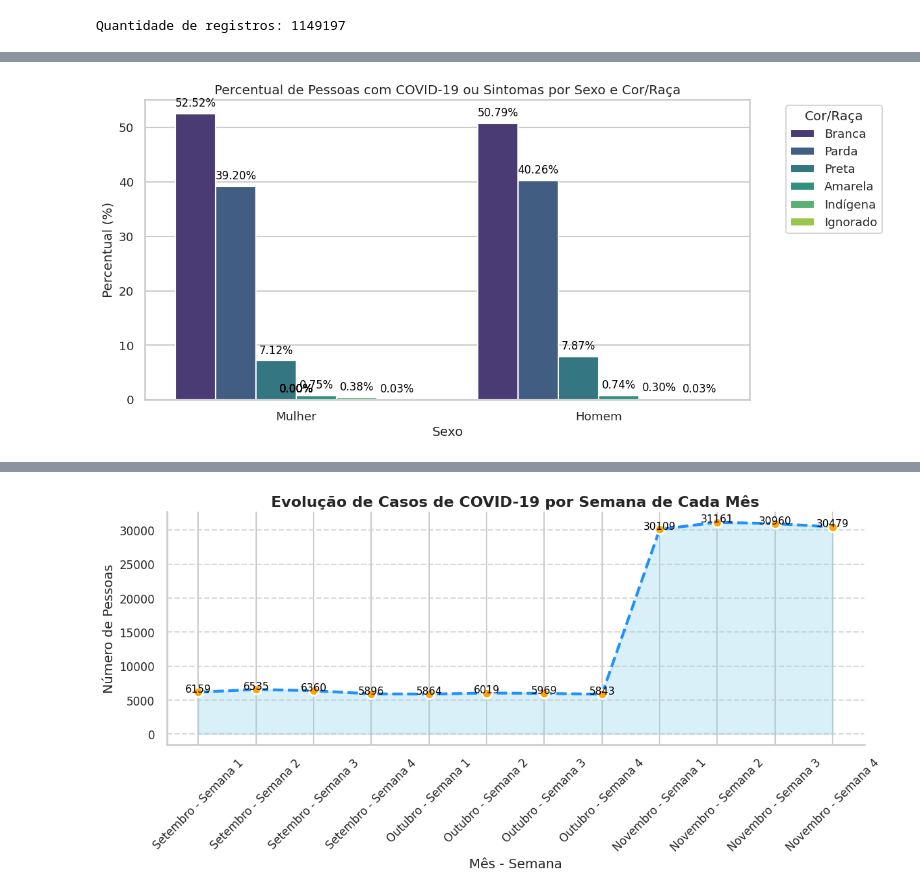
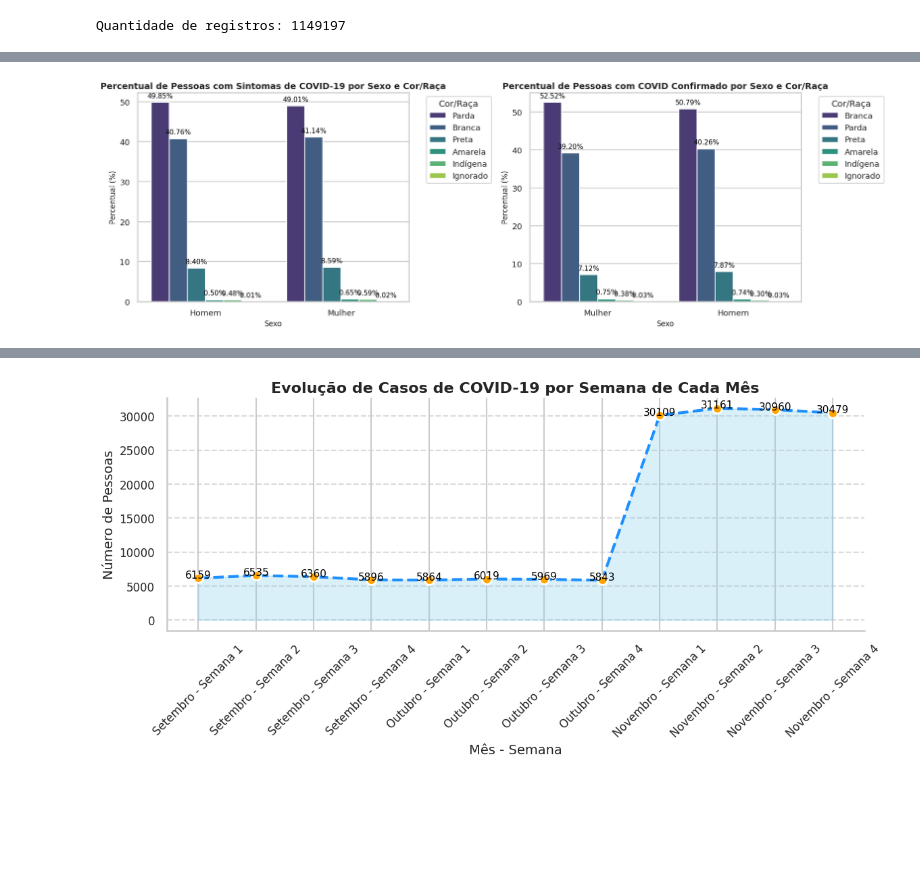
Before and after one commit to tsrodr/fiap-dataanalysis-techchallenge-fase3, a Jupyter notebook: main.ipynb, the cells around one changed output, grey strips where cells are left out. Saved outputs shown, nothing was run; the diff lists cells and outputs as text; code cells hidden in the pictures; blank space fills up the shorter version.

```diff
--- a/main.ipynb
+++ b/main.ipynb
@@ -168,47 +224,74 @@ Quantidade de registros: 1149197
 # %%
 # Filtrando apenas os casos em que a pessoa teve sintomas de COVID-19 ou teve COVID-19 confirmado
 df_filtrado = df_pandas[(df_pandas['teve_sintomas_covid'] == 'Sim') | (df_pandas['teve_covid'] == 'Sim')]
 
-# Agrupando por sexo, cor_raca e teve_covid para obter as contagens
-df_sexo_cor_raca_covid = df_filtrado.groupby(['sexo', 'cor_raca', 'teve_covid']).size().reset_index(name='count')
+# Agrupando por sexo, cor_raca e teve_sintomas_covid para o primeiro gráfico
+df_sintomas = df_filtrado.groupby(['sexo', 'cor_raca', 'teve_sintomas_covid']).size().reset_index(name='count')
+df_sintomas = df_sintomas[df_sintomas['teve_sintomas_covid'] == 'Sim']
+df_sintomas['percentual'] = df_sintomas.groupby(['sexo'])['count'].transform(lambda x: x / x.sum() * 100)
 
-# Calculando o percentual relativo ao total por sexo e cor_raca
-df_sexo_cor_raca_covid['percentual'] = df_sexo_cor_raca_covid.groupby(['sexo', 'teve_covid'])['count'].transform(lambda x: x / x.sum() * 100)
-
-# Filtrando apenas para 'teve_covid' == 'Sim' para a visualização
-df_sexo_cor_raca_covid = df_sexo_cor_raca_covid[df_sexo_cor_raca_covid['teve_covid'] == 'Sim']
+# Agrupando por sexo, cor_raca e teve_covid para o segundo gráfico
+df_covid_confirmado = df_filtrado.groupby(['sexo', 'cor_raca', 'teve_covid']).size().reset_index(name='count')
+df_covid_confirmado = df_covid_confirmado[df_covid_confirmado['teve_covid'] == 'Sim']
+df_covid_confirmado['percentual'] = df_covid_confirmado.groupby(['sexo'])['count'].transform(lambda x: x / x.sum() * 100)
 
 # Ordenando por percentual para exibição clara
-df_sexo_cor_raca_covid = df_sexo_cor_raca_covid.sort_values(by=['percentual'], ascending=False)
+df_sintomas = df_sintomas.sort_values(by=['percentual'], ascending=False)
+df_covid_confirmado = df_covid_confirmado.sort_values(by=['percentual'], ascending=False)
 
-# Criando o gráfico de barras
-plt.figure(figsize=(12, 6))  # Definindo o tamanho da figura
+# Criando a figura com subplots lado a lado
+fig, axes = plt.subplots(1, 2, figsize=(18, 6))  # 1 linha, 2 colunas, tamanho total da figura
 
-# Plotando o gráfico de barras com Seaborn
-ax = sns.barplot(
-    data=df_sexo_cor_raca_covid,
+# Gráfico para pessoas com sintomas de COVID-19
+sns.barplot(
+    data=df_sintomas,
     x='sexo',
     y='percentual',
-    hue='cor_raca',  # Definindo a cor das barras por cor/raça
-    palette='viridis',  # Escolhendo uma paleta de cores
+    hue='cor_raca',
+    palette='viridis',
+    ax=axes[0]  # Plotar no primeiro subplot
 )
+axes[0].set_title('Percentual de Pessoas com Sintomas de COVID-19 por Sexo e Cor/Raça', fontsize=14, fontweight='bold')
+axes[0].set_xlabel('Sexo', fontsize=12)
+axes[0].set_ylabel('Percentual (%)', fontsize=12)
+axes[0].legend(title='Cor/Raça', bbox_to_anchor=(1.05, 1), loc='upper left')  # Posicionando a legenda fora do gráfico
 
-# Adicionando rótulos e título ao gráfico
-plt.title('Percentual de Pessoas com COVID-19 ou Sintomas por Sexo e Cor/Raça')
-plt.xlabel('Sexo')
-plt.ylabel('Percentual (%)')
-plt.legend(title='Cor/Raça', bbox_to_anchor=(1.05, 1), loc='upper left')  # Posicionando a legenda fora do gráfico
+# Adicionando os valores no topo das barras para o primeiro gráfico
+for p in axes[0].patches:
+    height = p.get_height()
+    if height > 0:
+        axes[0].annotate(f'{height:.2f}%',
+                         (p.get_x() + p.get_width() / 2., height),
+                         ha='center', va='bottom',
+                         fontsize=11, color='black', xytext=(0, 5),
+                         textcoords='offset points')
 
-# Adicionando os valores no topo das barras
-for p in ax.patches:
+# Gráfico para pessoas com COVID confirmado
+sns.barplot(
+    data=df_covid_confirmado,
+    x='sexo',
+    y='percentual',
+    hue='cor_raca',
+    palette='viridis',
+    ax=axes[1]  # Plotar no segundo subplot
+)
+axes[1].set_title('Percentual de Pessoas com COVID Confirmado por Sexo e Cor/Raça', fontsize=14, fontweight='bold')
+axes[1].set_xlabel('Sexo', fontsize=12)
+axes[1].set_ylabel('Percentual (%)', fontsize=12)
+axes[1].legend(title='Cor/Raça', bbox_to_anchor=(1.05, 1), loc='upper left')  # Posicionando a legenda fora do gráfico
+
+# Adicionando os valores no topo das barras para o segundo gráfico
+for p in axes[1].patches:
     height = p.get_height()
-    ax.annotate(f'{height:.2f}%',
-                (p.get_x() + p.get_width() / 2., height),
-                ha='center', va='bottom',
-                fontsize=12, color='black', xytext=(0, 5),
-                textcoords='offset points')
+    if height > 0:
+        axes[1].annotate(f'{height:.2f}%',
+                         (p.get_x() + p.get_width() / 2., height),
+                         ha='center', va='bottom',
+                         fontsize=11, color='black', xytext=(0, 5),
+                         textcoords='offset points')
 
-# Exibindo o gráfico
+# Ajustar layout para evitar sobreposição e mostrar os gráficos
+plt.tight_layout()
 plt.show()
 # %% [output]
-[figure, old version]
+[figure, new version]
```
Also changed, not shown: parts of 18 cells of this notebook, 1 other file.
